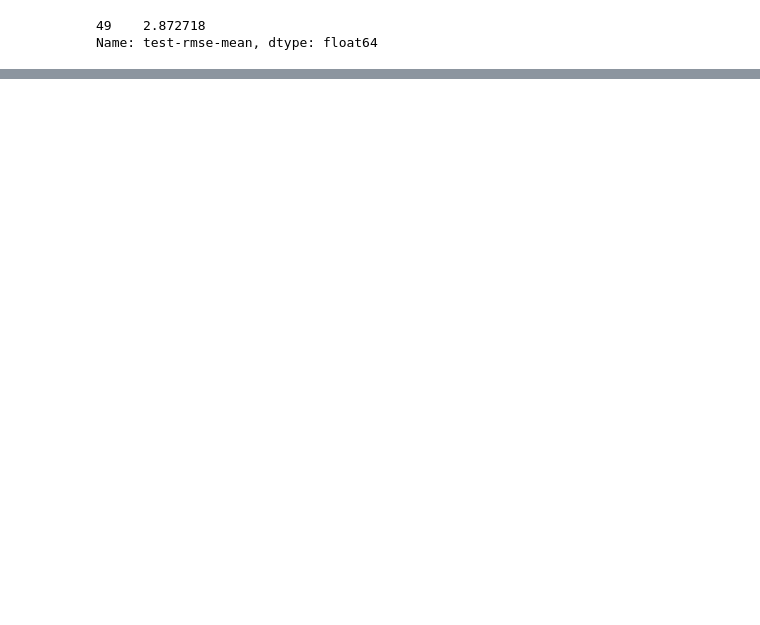
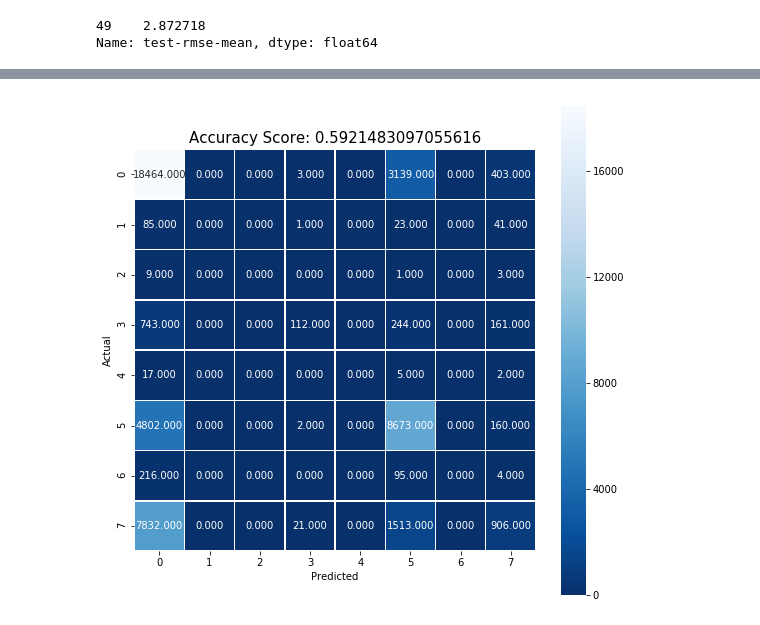
Before and after one commit to DeniseMcK9210/Animal-Adoption, a Jupyter notebook: XGBoost_SS.ipynb, the cells around one changed output, grey strips where cells are left out. Cells and saved outputs as stored; diff of their text form; code cells hidden in the pictures; blank space fills up the shorter version.

```diff
--- a/XGBoost_SS.ipynb
+++ b/XGBoost_SS.ipynb
@@ -69,0 +82,6 @@ plt.savefig('xgb_featimp.png')
+# %%
+y_pred = model.predict(X_test)
+predictions = [round(value) for value in y_pred]
+# %%
+accuracy = accuracy_score(y_test, predictions)
+print("Accuracy: %.2f%%" % (accuracy * 100.0))
@@ -69,0 +102,5 @@ plt.savefig('xgb_featimp.png')
+# %%
+y_pred = model.fit(X_train, y_train).predict(X_train)
+# %%
+conf_matrix = confusion_matrix(y_train, y_pred)
+conf_matrix
@@ -69,0 +118,9 @@ plt.savefig('xgb_featimp.png')
+# %%
+plt.figure(figsize=(9,9))
+sns.heatmap(conf_matrix, annot=True, fmt=".3f", linewidths=.5, square = True, cmap = 'Blues_r');
+plt.ylabel('Actual');
+plt.xlabel('Predicted');
+all_sample_title = 'Accuracy Score: {0}'.format(accuracy)
+plt.title(all_sample_title, size = 15);
+# %% [output]
+[figure, added]
```
Also changed, not shown: parts of 12 cells of this notebook, 4 other files.
